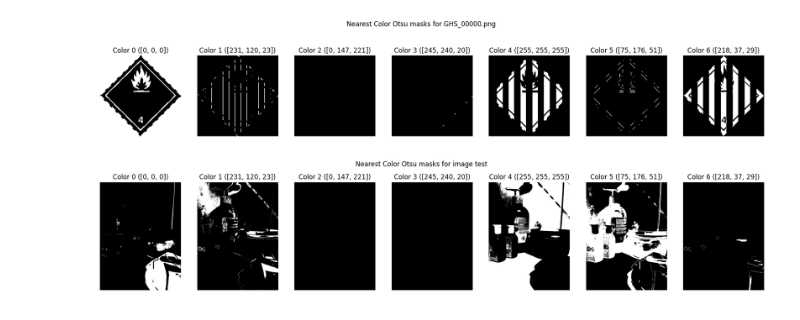
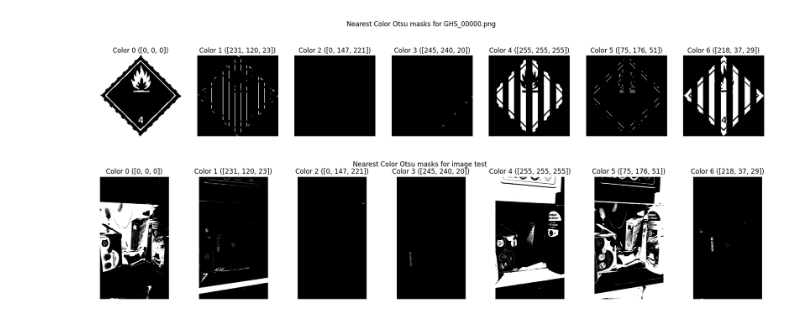
Before and after one commit to frbuccoliero/MSc-Thesis-Tests, a Jupyter notebook: utils/color_finder.ipynb, the cells around one changed output. Saved outputs shown, nothing was run; the diff lists cells and outputs as text; code cells hidden in the pictures.

```diff
--- a/utils/color_finder.ipynb
+++ b/utils/color_finder.ipynb
@@ -220,35 +220,35 @@ for png_file in png_files:
 # %% [output]
 [figure]
 # %%
-img_test = "/Users/frbuccoliero/Desktop/Thesis/Tests/template_matching/dataset/images/positive/positive_00003.jpeg"
+img_test = "/Users/frbuccoliero/Desktop/Thesis/Tests/template_matching/dataset/images/positive/positive_00006.jpeg"
 img_test = np.array(cv2.imread(img_test, cv2.IMREAD_COLOR))
 img_test = cv2.cvtColor(img_test, cv2.COLOR_BGR2RGB)
 
 pixels = img_test.reshape(-1, 3).astype(np.float64)
 C = np.array(all_valid_colors).astype(np.float64)
 len_colors = len(all_valid_colors)
 
 h, w, _ = img_test.shape
 
 dists = np.linalg.norm(pixels[:, None, :] - C[None, :, :], axis=2)
 nearest_idx = np.argmin(dists, axis=1)
 weights_hard = np.eye(len_colors)[nearest_idx].reshape(h, w, len_colors)
 
 fig, axs = plt.subplots(1, len_colors, figsize=(22, 4))
 fig.suptitle("Nearest Color Otsu masks for image test")
 
 for i in range(len_colors):
 	channel = weights_hard[:, :, i]
 	try:
 		thresh = threshold_otsu(channel)
 	except ValueError:
 		thresh = np.max(channel) * 0.5
 	binary_mask = (channel > 0.9).astype(np.uint8)
 
 	axs[i].imshow(binary_mask, cmap='gray')
 	axs[i].set_title(f"Color {i} ({all_valid_colors[i]})")
 	axs[i].axis('off')
 
 plt.show()
 # %% [output]
-[figure, old version]
+[figure, new version]
```
Also changed, not shown: 3 other files.
